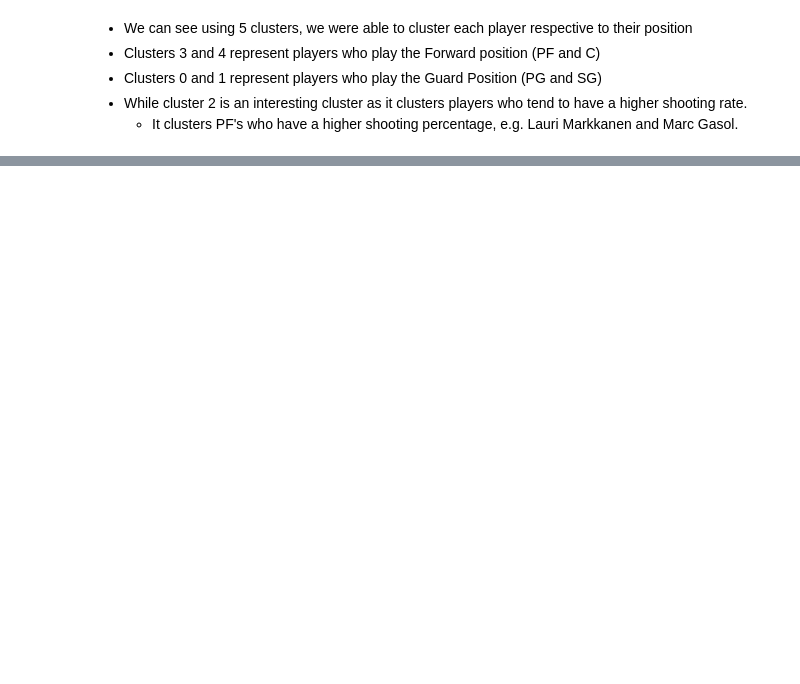
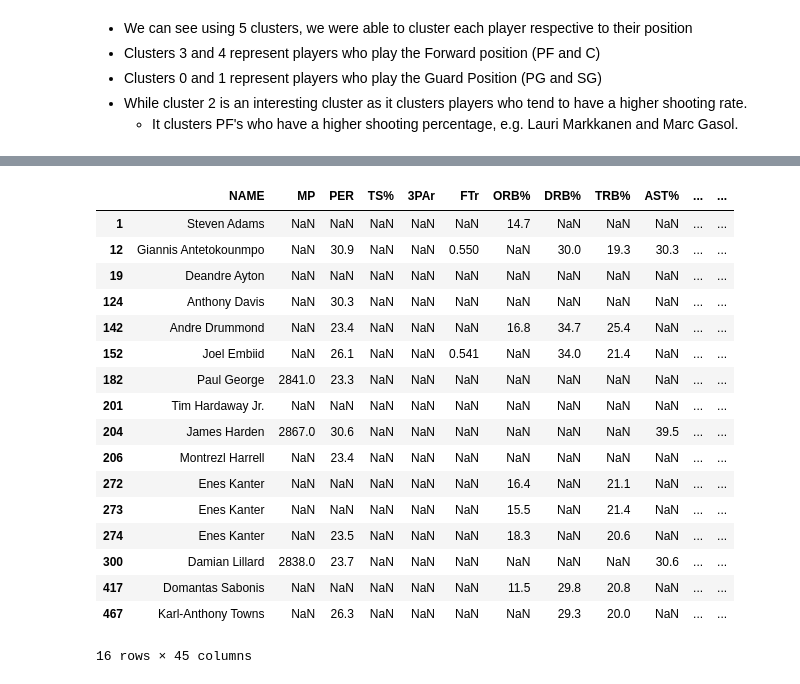
Before and after one commit to jason-huynh83/NBA-cluster, a Jupyter notebook: NBA_cluster.ipynb, the cells around one changed output, grey strips where cells are left out. Drawn from its saved outputs; the diff is of its cells as text; code cells hidden in the pictures; blank space fills up the shorter version.

```diff
--- a/NBA_cluster.ipynb
+++ b/NBA_cluster.ipynb
@@ -332,0 +403,5 @@ Name: Pos, dtype: int64
+# %%
+# Creating a series of names of Anomalous players
+anomalies = df_cluster[df_cluster['PC1'].eq(anomaly_pc1)]['NAME']
+# Creating a new dataframe for anomalous players and their stats
+anomalies_df = df[df['NAME'].str.strip().isin(anomalies)]
@@ -332,0 +423,57 @@ Name: Pos, dtype: int64
+# %%
+# Exploring the data and player's stats to determine why they are anomalous
+col = ['MP', 'PER', 'TS%', '3PAr', 'FTr', 'ORB%', 'DRB%',
+       'TRB%', 'AST%', 'STL%', 'BLK%', 'TOV%', 'USG%', 'OWS', 'DWS', 'WS',
+       'WS/48', 'OBPM', 'DBPM', 'BPM', 'VORP', '2P', '2P%', '2PA', '3P', '3P%',
+       '3PA', 'AST', 'BLK', 'DRB', 'FG', 'FG%', 'FGA', 'FT', 'FT%', 'FTA',
+       'ORB', 'PF', 'PTS', 'STL', 'TOV', 'TRB', 'PPG', 'SALARY']
+rows_upper = []
+rows_lower = []
+for i in col:
+    mean = np.mean(df[i])
+    std_dev = np.std(df[i])
+    upper_bound = mean + (2*std_dev)
+    lower_bound = mean - (2*std_dev)
+
+    rows_upper.append(anomalies_df[anomalies_df[i].gt(upper_bound)][i])
+    rows_lower.append(anomalies_df[anomalies_df[i].lt(lower_bound)][i])
+
+
+anomaly_upper = pd.DataFrame(rows_upper).transpose()
+anomaly_upper = anomaly_upper.join(anomalies_df['NAME'])
+
+anomaly_lower = pd.DataFrame(rows_lower).transpose()
+anomaly_lower = anomaly_lower.join(anomalies_df['NAME'])
+# %%
+anomaly_upper = anomaly_upper[['NAME','MP', 'PER', 'TS%', '3PAr', 'FTr', 'ORB%', 'DRB%', 'TRB%', 'AST%',
+       'STL%', 'BLK%', 'TOV%', 'USG%', 'OWS', 'DWS', 'WS', 'WS/48', 'OBPM',
+       'DBPM', 'BPM', 'VORP', '2P', '2P%', '2PA', '3P', '3P%', '3PA', 'AST',
+       'BLK', 'DRB', 'FG', 'FG%', 'FGA', 'FT', 'FT%', 'FTA', 'ORB', 'PF',
+       'PTS', 'STL', 'TOV', 'TRB', 'PPG', 'SALARY']]
+
+anomaly_lower = anomaly_lower[['NAME','MP', 'PER', 'TS%', '3PAr', 'FTr', 'ORB%', 'DRB%', 'TRB%', 'AST%',
+       'STL%', 'BLK%', 'TOV%', 'USG%', 'OWS', 'DWS', 'WS', 'WS/48', 'OBPM',
+       'DBPM', 'BPM', 'VORP', '2P', '2P%', '2PA', '3P', '3P%', '3PA', 'AST',
+       'BLK', 'DRB', 'FG', 'FG%', 'FGA', 'FT', 'FT%', 'FTA', 'ORB', 'PF',
+       'PTS', 'STL', 'TOV', 'TRB', 'PPG', 'SALARY']]
+# %%
+anomaly_upper
+# %% [output]
+|  | NAME | MP | PER | TS% | 3PAr | FTr | ORB% | DRB% | TRB% | AST% | ... | ... |
+| 1 | Steven Adams | NaN | NaN | NaN | NaN | NaN | 14.7 | NaN | NaN | NaN | ... | ... |
+| 12 | Giannis Antetokounmpo | NaN | 30.9 | NaN | NaN | 0.550 | NaN | 30.0 | 19.3 | 30.3 | ... | ... |
+| 19 | Deandre Ayton | NaN | NaN | NaN | NaN | NaN | NaN | NaN | NaN | NaN | ... | ... |
+| 124 | Anthony Davis | NaN | 30.3 | NaN | NaN | NaN | NaN | NaN | NaN | NaN | ... | ... |
+| 142 | Andre Drummond | NaN | 23.4 | NaN | NaN | NaN | 16.8 | 34.7 | 25.4 | NaN | ... | ... |
+| 152 | Joel Embiid | NaN | 26.1 | NaN | NaN | 0.541 | NaN | 34.0 | 21.4 | NaN | ... | ... |
+| 182 | Paul George | 2841.0 | 23.3 | NaN | NaN | NaN | NaN | NaN | NaN | NaN | ... | ... |
+| 201 | Tim Hardaway Jr. | NaN | NaN | NaN | NaN | NaN | NaN | NaN | NaN | NaN | ... | ... |
+| 204 | James Harden | 2867.0 | 30.6 | NaN | NaN | NaN | NaN | NaN | NaN | 39.5 | ... | ... |
+| 206 | Montrezl Harrell | NaN | 23.4 | NaN | NaN | NaN | NaN | NaN | NaN | NaN | ... | ... |
+| 272 | Enes Kanter | NaN | NaN | NaN | NaN | NaN | 16.4 | NaN | 21.1 | NaN | ... | ... |
+| 273 | Enes Kanter | NaN | NaN | NaN | NaN | NaN | 15.5 | NaN | 21.4 | NaN | ... | ... |
+| 274 | Enes Kanter | NaN | 23.5 | NaN | NaN | NaN | 18.3 | NaN | 20.6 | NaN | ... | ... |
+| 300 | Damian Lillard | 2838.0 | 23.7 | NaN | NaN | NaN | NaN | NaN | NaN | 30.6 | ... | ... |
+| 417 | Domantas Sabonis | NaN | NaN | NaN | NaN | NaN | 11.5 | 29.8 | 20.8 | NaN | ... | ... |
+| 467 | Karl-Anthony Towns | NaN | 26.3 | NaN | NaN | NaN | NaN | 29.3 | 20.0 | NaN | ... | ... |
+16 rows × 45 columns
```
Also changed, not shown: parts of 20 cells of this notebook, 2 other files.
